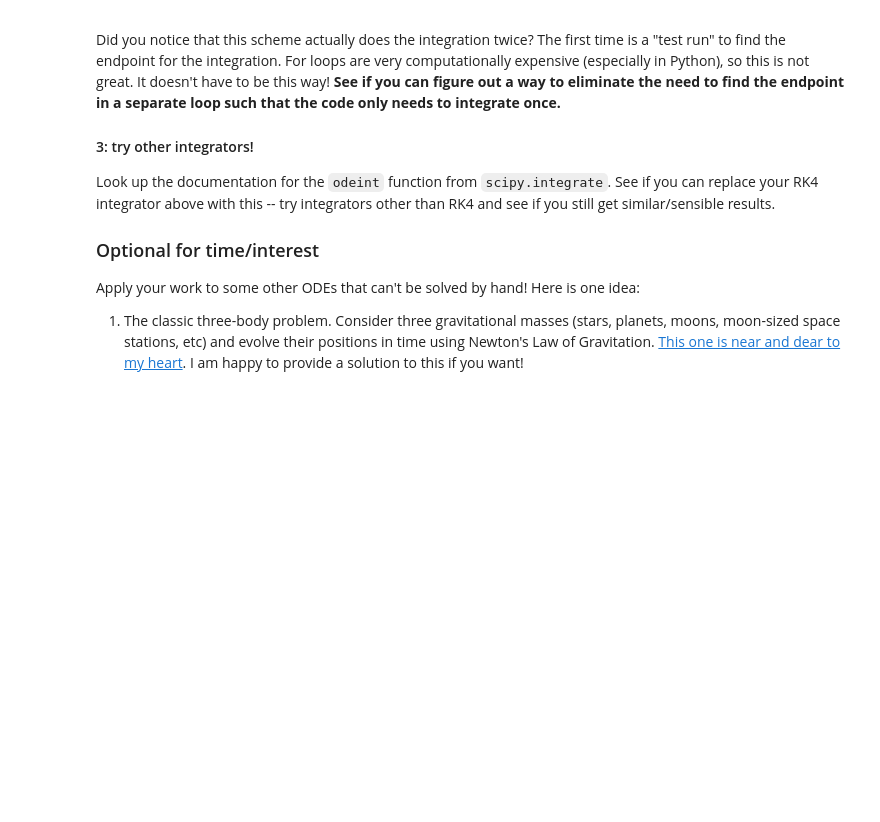
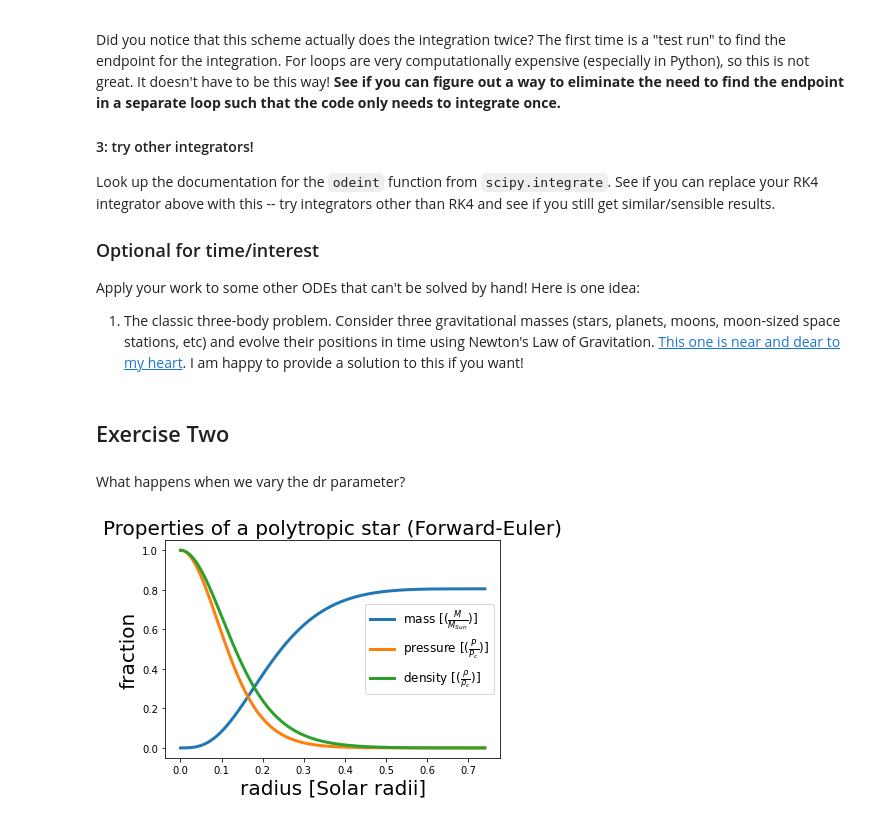
Before and after one commit to kevinmcmanus/ASTR3730_recitation, a Jupyter notebook: NumericalMethods/NumericalMethods.ipynb, the cells around one changed output. Cells and saved outputs as stored; diff of their text form; code cells hidden in the pictures; blank space fills up the shorter version.

```diff
--- a/NumericalMethods/NumericalMethods.ipynb
+++ b/NumericalMethods/NumericalMethods.ipynb
@@ -180,3 +181,39 @@ Look up the documentation for the `odeint` function from `scipy.integrate`. See
 Apply your work to some other ODEs that can't be solved by hand! Here is one idea:
 
 1. The classic three-body problem. Consider three gravitational masses (stars, planets, moons, moon-sized space stations, etc) and evolve their positions in time using Newton's Law of Gravitation. [This one is near and dear to my heart](https://twitter.com/ThreeBodyBot). I am happy to provide a solution to this if you want!
+# %% [markdown]
+## Exercise Two
+# %% [markdown]
+What happens when we vary the dr parameter?
+# %%
+#make the exponent parametric
+
+n=3.0 # polytropic index, n = 3 is special case where the enclosed mass M is solely determined by K
+def get_exp(n=3.0):
+    return  ((n+1)/n)
+
+from scipy.constants import G # 6.6743e-11 m^3 kg^-1 s^-2
+
+
+def gen_rho(P,K):
+    """The equation of state gives density as a function of pressure.
+    We assume a polytropic equation of state:
+    P = K*rho^((n+1)/n)"""
+    rho = np.abs(P/K)**(1/get_exp())
+    return rho
+# %%
+p0 = 26.5e15 #Pascals, ~pressure at center of Sun
+rho0 = 150e3 #kg/m^3, ~central density of Sun
+dr = 0.0001*6.96e8 #Solar radii in meters
+K = p0/((rho0)**get_exp(3))
+
+rmaxE,nrE = integrate_test(p0,dr,K,True) #Euler method
+
+#rE: vector of radii spaced dr apart
+#vE 2d array, rows: rE, column[0] is mass, column[1] is pressure
+rE,vE = integrate_final(p0,dr,nrE,K,True)
+pE = plot_profile(rE,vE,rho0,p0,K,True)
+
+totalME = max(vE[...,0])/2e30 #total mass of star, Euler
+# %% [output]
+[figure, added]
```
Also changed, not shown: parts of 44 cells of this notebook, 1 other file.
